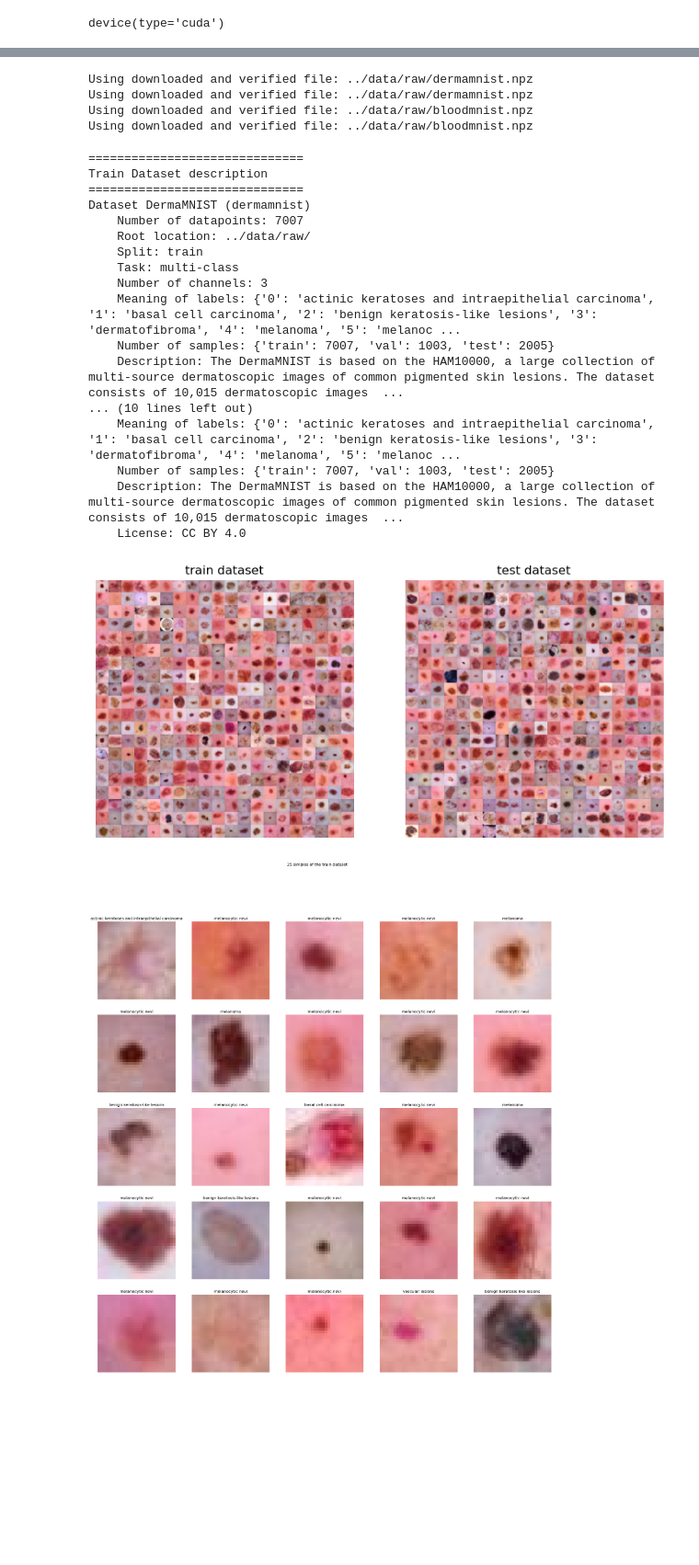
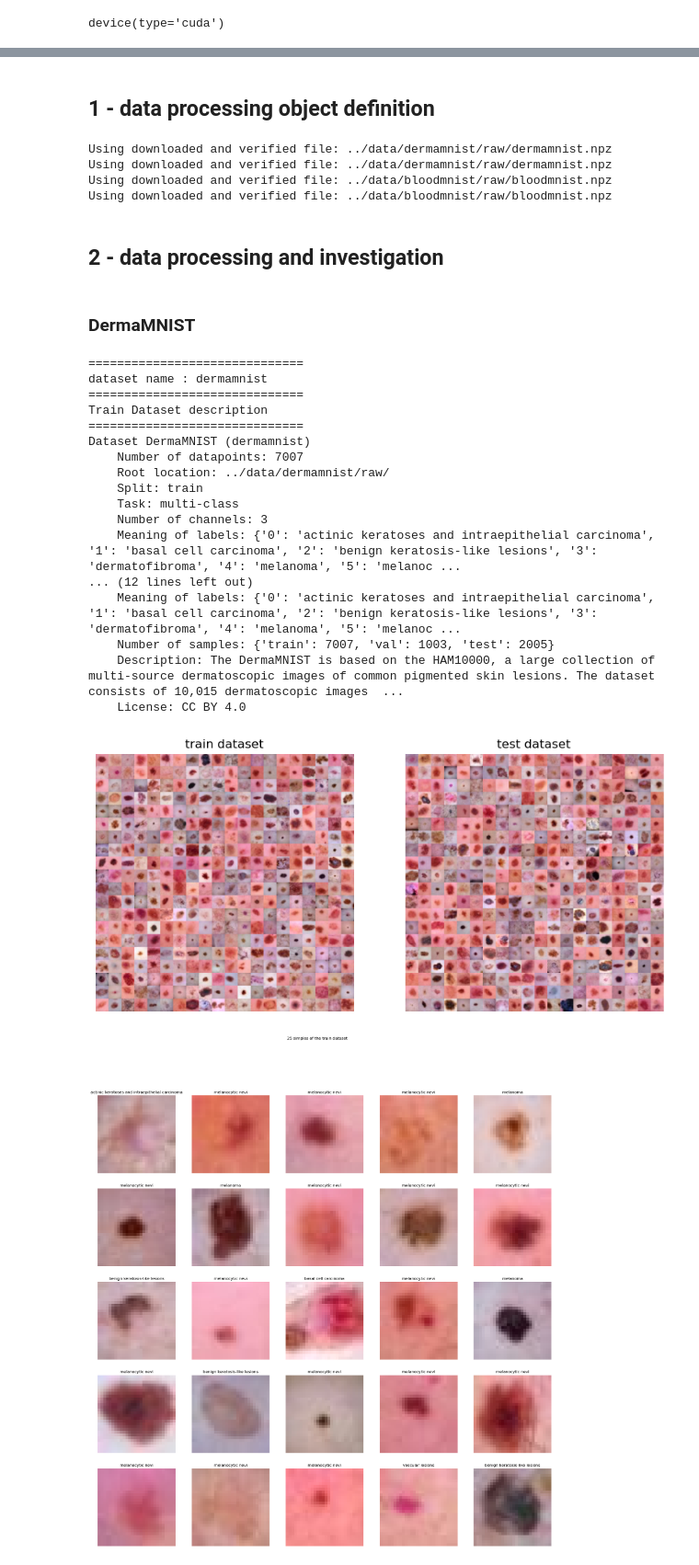
Before and after one commit to Haythem-Jaidane/BASIRA-Lab_Internship, a Jupyter notebook: notebooks/Federated_learning_with_domain_shift.ipynb, the cells around one changed output, grey strips where cells are left out. Shown at 92% size. Saved outputs shown, nothing was run; the diff lists cells and outputs as text; code cells hidden in the pictures; blank space fills up the shorter version.

```diff
--- a/notebooks/Federated_learning_with_domain_shift.ipynb
+++ b/notebooks/Federated_learning_with_domain_shift.ipynb
@@ -231,33 +55,39 @@ class DataPreprocessing():
+# %% [markdown]
+## 1 - data processing object definition
 # %%
-dermaDataPreprocessing = DataPreprocessing(DermaMNIST)
-bloodDataPreprocessing = DataPreprocessing(BloodMNIST)
+dermaDataPreprocessing = DataProcessing(DermaMNIST,device)
+bloodDataPreprocessing = DataProcessing(BloodMNIST,device)
 # %% [output]
-Using downloaded and verified file: ../data/raw/dermamnist.npz
-Using downloaded and verified file: ../data/raw/dermamnist.npz
-Using downloaded and verified file: ../data/raw/bloodmnist.npz
-Using downloaded and verified file: ../data/raw/bloodmnist.npz
+Using downloaded and verified file: ../data/dermamnist/raw/dermamnist.npz
+Using downloaded and verified file: ../data/dermamnist/raw/dermamnist.npz
+Using downloaded and verified file: ../data/bloodmnist/raw/bloodmnist.npz
+Using downloaded and verified file: ../data/bloodmnist/raw/bloodmnist.npz
+# %% [markdown]
+## 2 - data processing and investigation
+# %% [markdown]
+### DermaMNIST
 # %%
 print(dermaDataPreprocessing)
 # %% [output]
+==============================
+dataset name : dermamnist
 ==============================
 Train Dataset description
 ==============================
 Dataset DermaMNIST (dermamnist)
     Number of datapoints: 7007
-    Root location: ../data/raw/
+    Root location: ../data/dermamnist/raw/
     Split: train
     Task: multi-class
     Number of channels: 3
     Meaning of labels: {'0': 'actinic keratoses and intraepithelial carcinoma', '1': 'basal cell carcinoma', '2': 'benign keratosis-like lesions', '3': 'dermatofibroma', '4': 'melanoma', '5': 'melanoc ...
-    Number of samples: {'train': 7007, 'val': 1003, 'test': 2005}
-    Description: The DermaMNIST is based on the HAM10000, a large collection of multi-source dermatoscopic images of common pigmented skin lesions. The dataset consists of 10,015 dermatoscopic images  ...
-... (10 lines left out)
+... (12 lines left out)
     Meaning of labels: {'0': 'actinic keratoses and intraepithelial carcinoma', '1': 'basal cell carcinoma', '2': 'benign keratosis-like lesions', '3': 'dermatofibroma', '4': 'melanoma', '5': 'melanoc ...
     Number of samples: {'train': 7007, 'val': 1003, 'test': 2005}
     Description: The DermaMNIST is based on the HAM10000, a large collection of multi-source dermatoscopic images of common pigmented skin lesions. The dataset consists of 10,015 dermatoscopic images  ...
     License: CC BY 4.0
 # %%
-dermaDataPreprocessing.viewDataset()
+dermaDataPreprocessing.viewDataset(True,"datasetView")
 # %% [output]
-[figure, old version]
+[figure, new version]
 # %%
```
Also changed, not shown: parts of 59 cells of this notebook, 47 other files.
